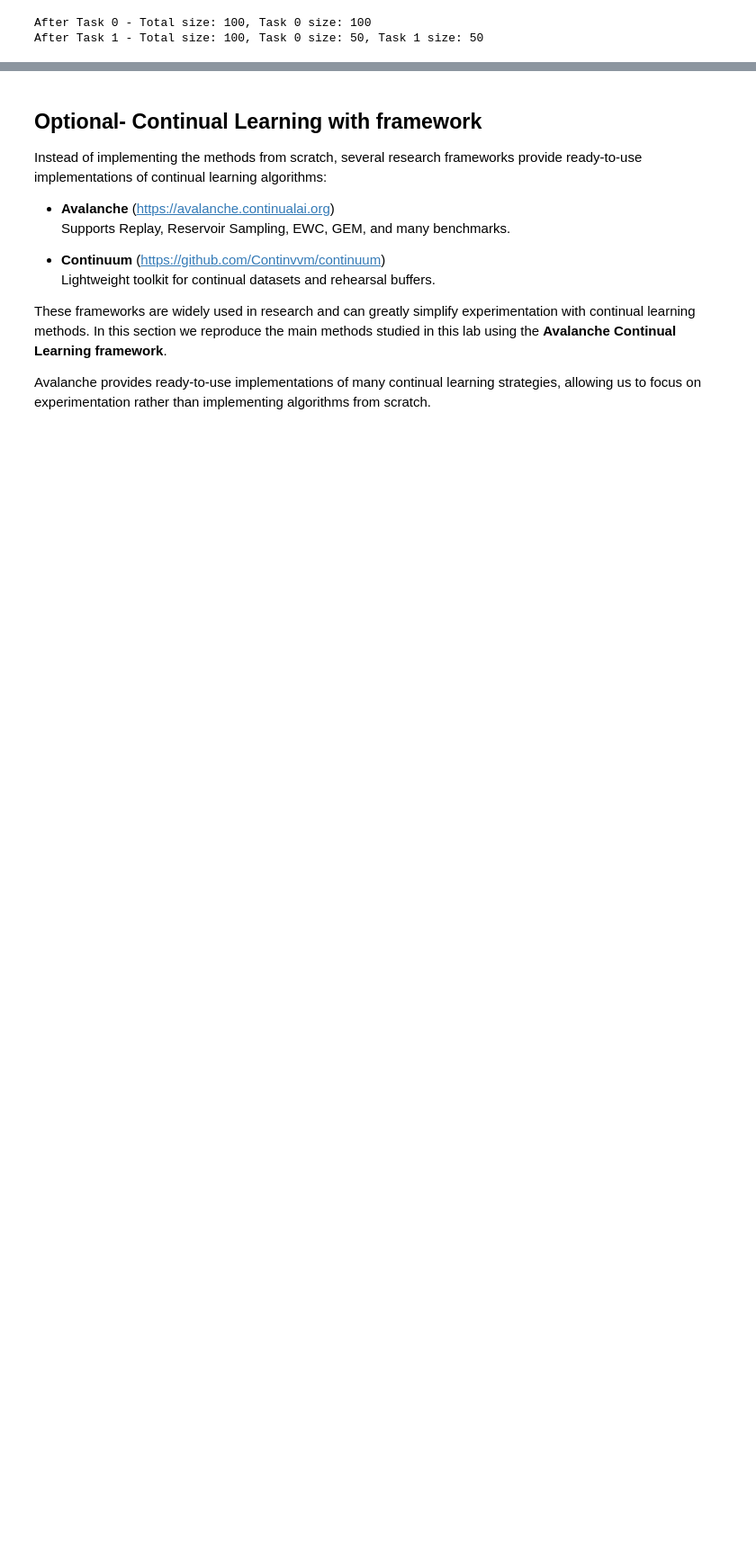
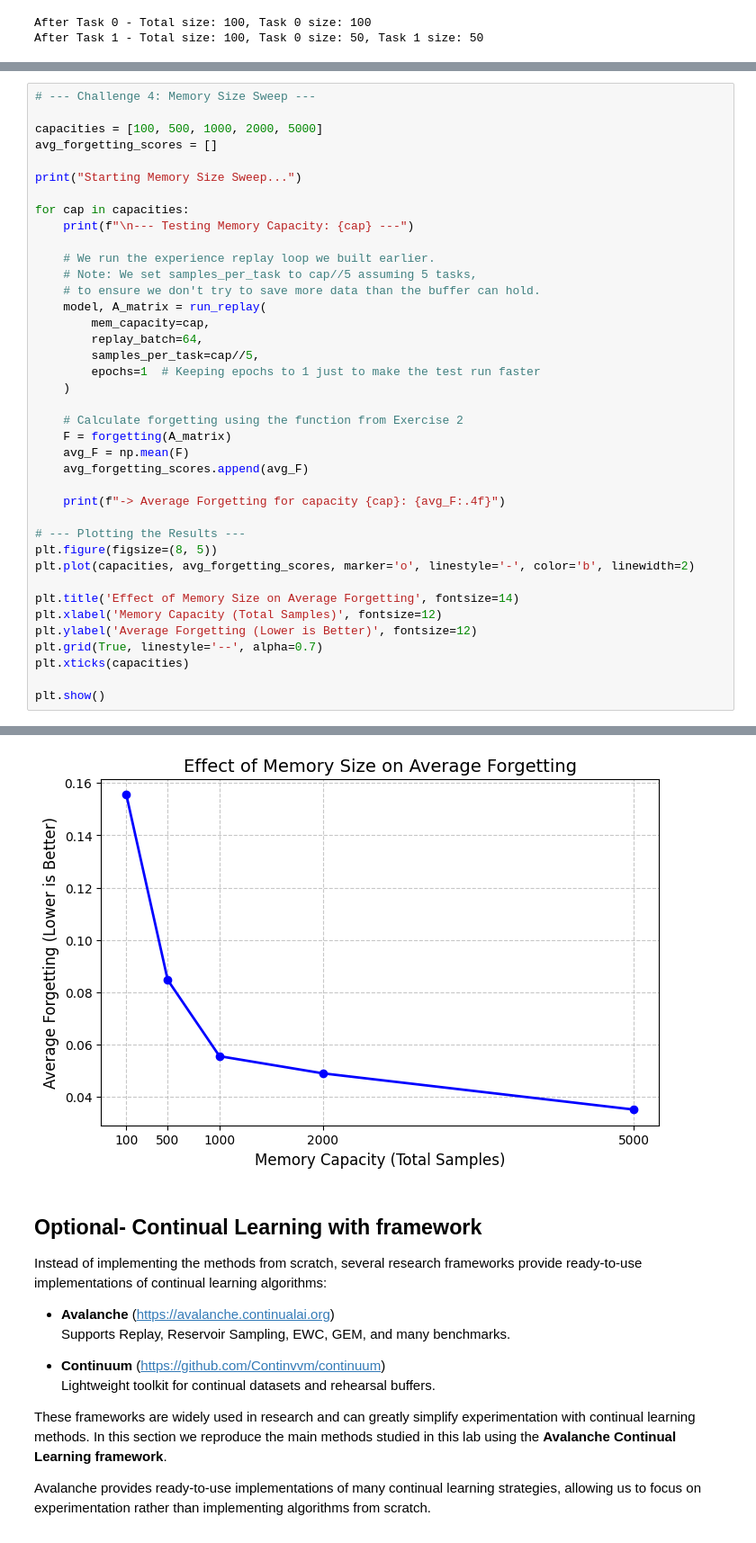
Before and after one commit to AbdeslemHMN/ESI_MLA_Lab, a Jupyter notebook: TP4_CL/4_Lab_ContinualLearning_Hammani_Fellah.ipynb, the cells around one changed output, grey strips where cells are left out. Shown at 90% size. Cells and saved outputs as stored; diff of their text form; blank space fills up the shorter version.

Commit message:
CL challenges + framework

```diff
--- a/TP4_CL/4_Lab_ContinualLearning_Hammani_Fellah.ipynb
+++ b/TP4_CL/4_Lab_ContinualLearning_Hammani_Fellah.ipynb
@@ -679,0 +852,40 @@ After Task 1 - Total size: 100, Task 0 size: 50, Task 1 size: 50
+# %%
+# --- Challenge 4: Memory Size Sweep ---
+
+capacities = [100, 500, 1000, 2000, 5000]
+avg_forgetting_scores = []
+
+print("Starting Memory Size Sweep...")
+
+for cap in capacities:
+    print(f"\n--- Testing Memory Capacity: {cap} ---")
+
+    # We run the experience replay loop we built earlier.
+    # Note: We set samples_per_task to cap//5 assuming 5 tasks,
+    # to ensure we don't try to save more data than the buffer can hold.
+    model, A_matrix = run_replay(
+        mem_capacity=cap,
+        replay_batch=64,
+        samples_per_task=cap//5,
+        epochs=1  # Keeping epochs to 1 just to make the test run faster
+    )
+
+    # Calculate forgetting using the function from Exercise 2
+    F = forgetting(A_matrix)
+    avg_F = np.mean(F)
+    avg_forgetting_scores.append(avg_F)
+
+    print(f"-> Average Forgetting for capacity {cap}: {avg_F:.4f}")
+
+# --- Plotting the Results ---
+plt.figure(figsize=(8, 5))
+plt.plot(capacities, avg_forgetting_scores, marker='o', linestyle='-', color='b', linewidth=2)
+
+plt.title('Effect of Memory Size on Average Forgetting', fontsize=14)
+plt.xlabel('Memory Capacity (Total Samples)', fontsize=12)
+plt.ylabel('Average Forgetting (Lower is Better)', fontsize=12)
+plt.grid(True, linestyle='--', alpha=0.7)
+plt.xticks(capacities)
+
+plt.show()
+# %% [output]
@@ -680,3 +915,4 @@ After Task 1 - Total size: 100, Task 0 size: 50, Task 1 size: 50
+[figure, added]
 # %% [markdown]
 ## Optional- Continual Learning with framework
 Instead of implementing the methods from scratch, several research frameworks provide ready-to-use implementations of continual learning algorithms:
```
Also changed, not shown: parts of 14 cells of this notebook, 1 other file.
